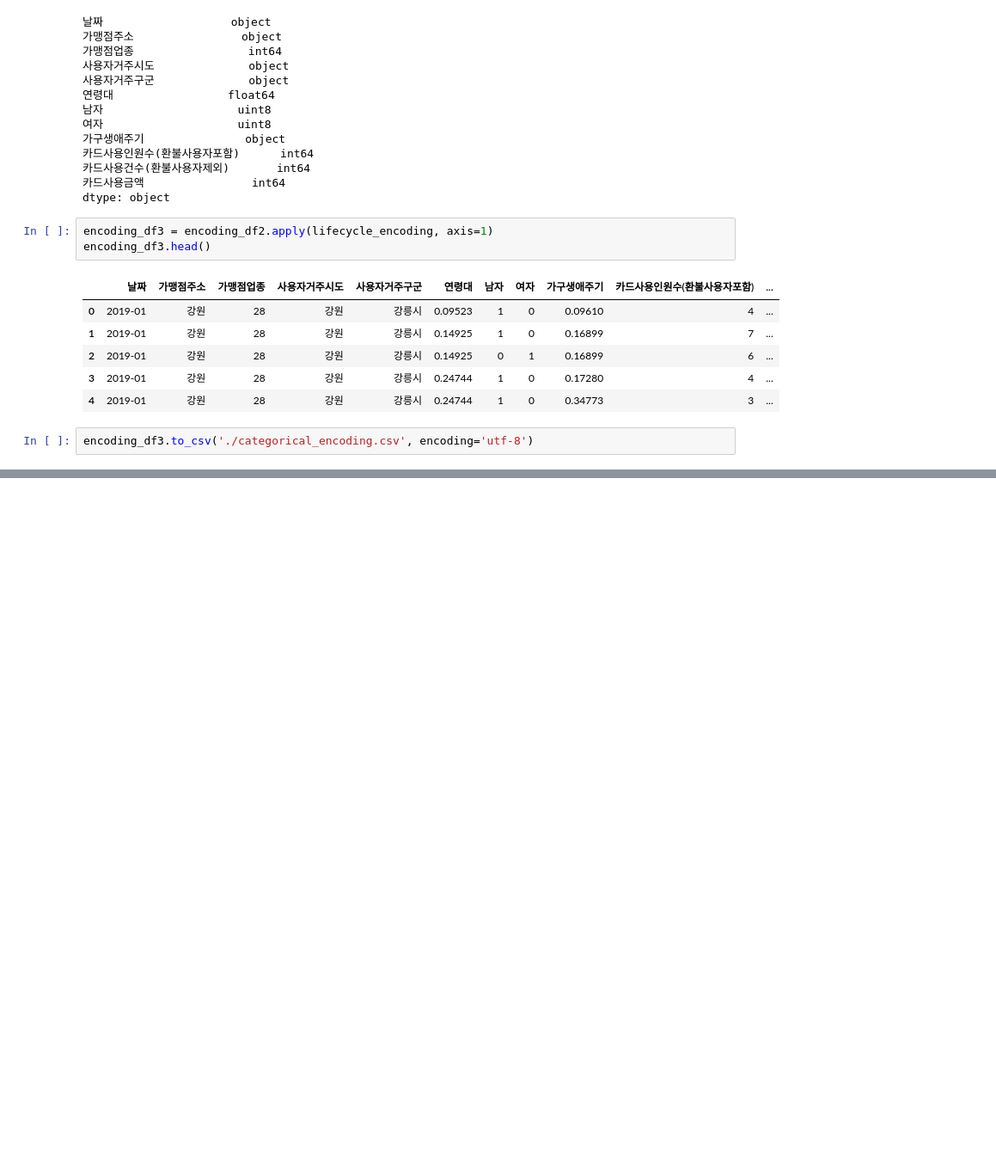
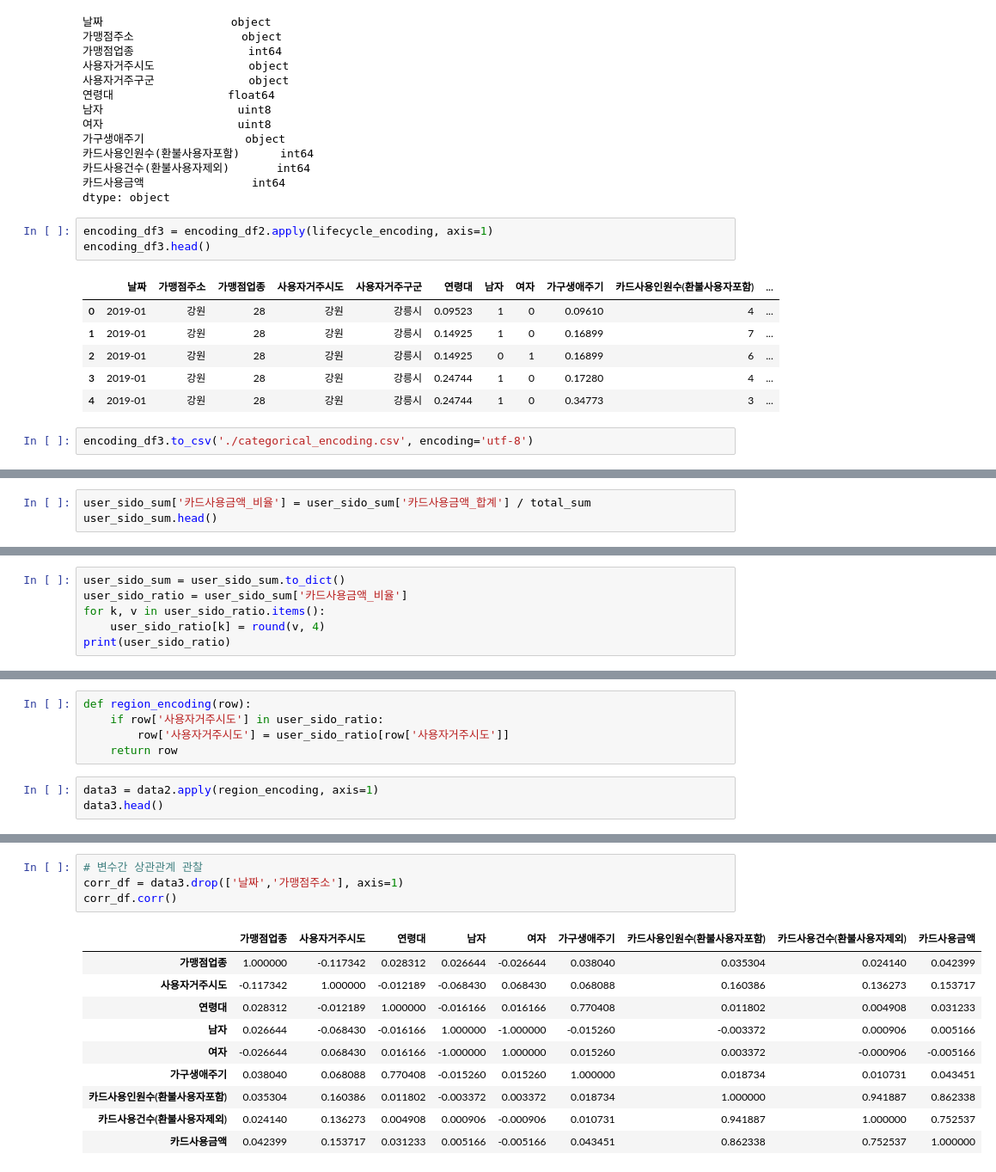
Before and after one commit to young-hun-jo/KaggleStruggle, a Jupyter notebook: jeju_credit/kangwon_EDA.ipynb, the cells around one changed output, grey strips where cells are left out. Shown at 86% size. Saved outputs shown, nothing was run; the diff lists cells and outputs as text; blank space fills up the shorter version.

```diff
--- a/jeju_credit/kangwon_EDA.ipynb
+++ b/jeju_credit/kangwon_EDA.ipynb
@@ -610,0 +805,3 @@ categorical_encoding.csv  kangwon.csv
+# %%
+user_sido_sum['카드사용금액_비율'] = user_sido_sum['카드사용금액_합계'] / total_sum
+user_sido_sum.head()
@@ -610,0 +822,6 @@ categorical_encoding.csv  kangwon.csv
+# %%
+user_sido_sum = user_sido_sum.to_dict()
+user_sido_ratio = user_sido_sum['카드사용금액_비율']
+for k, v in user_sido_ratio.items():
+    user_sido_ratio[k] = round(v, 4)
+print(user_sido_ratio)
@@ -610,0 +830,8 @@ categorical_encoding.csv  kangwon.csv
+# %%
+def region_encoding(row):
+    if row['사용자거주시도'] in user_sido_ratio:
+        row['사용자거주시도'] = user_sido_ratio[row['사용자거주시도']]
+    return row
+# %%
+data3 = data2.apply(region_encoding, axis=1)
+data3.head()
@@ -610,0 +845,15 @@ categorical_encoding.csv  kangwon.csv
+# %%
+# 변수간 상관관계 관찰
+corr_df = data3.drop(['날짜','가맹점주소'], axis=1)
+corr_df.corr()
+# %% [output]
+|  | 가맹점업종 | 사용자거주시도 | 연령대 | 남자 | 여자 | 가구생애주기 | 카드사용인원수(환불사용자포함) | 카드사용건수(환불사용자제외) | 카드사용금액 |
+| 가맹점업종 | 1.000000 | -0.117342 | 0.028312 | 0.026644 | -0.026644 | 0.038040 | 0.035304 | 0.024140 | 0.042399 |
+| 사용자거주시도 | -0.117342 | 1.000000 | -0.012189 | -0.068430 | 0.068430 | 0.068088 | 0.160386 | 0.136273 | 0.153717 |
+| 연령대 | 0.028312 | -0.012189 | 1.000000 | -0.016166 | 0.016166 | 0.770408 | 0.011802 | 0.004908 | 0.031233 |
+| 남자 | 0.026644 | -0.068430 | -0.016166 | 1.000000 | -1.000000 | -0.015260 | -0.003372 | 0.000906 | 0.005166 |
+| 여자 | -0.026644 | 0.068430 | 0.016166 | -1.000000 | 1.000000 | 0.015260 | 0.003372 | -0.000906 | -0.005166 |
+| 가구생애주기 | 0.038040 | 0.068088 | 0.770408 | -0.015260 | 0.015260 | 1.000000 | 0.018734 | 0.010731 | 0.043451 |
+| 카드사용인원수(환불사용자포함) | 0.035304 | 0.160386 | 0.011802 | -0.003372 | 0.003372 | 0.018734 | 1.000000 | 0.941887 | 0.862338 |
+| 카드사용건수(환불사용자제외) | 0.024140 | 0.136273 | 0.004908 | 0.000906 | -0.000906 | 0.010731 | 0.941887 | 1.000000 | 0.752537 |
+| 카드사용금액 | 0.042399 | 0.153717 | 0.031233 | 0.005166 | -0.005166 | 0.043451 | 0.862338 | 0.752537 | 1.000000 |
```
Also changed, not shown: parts of 50 cells of this notebook.
